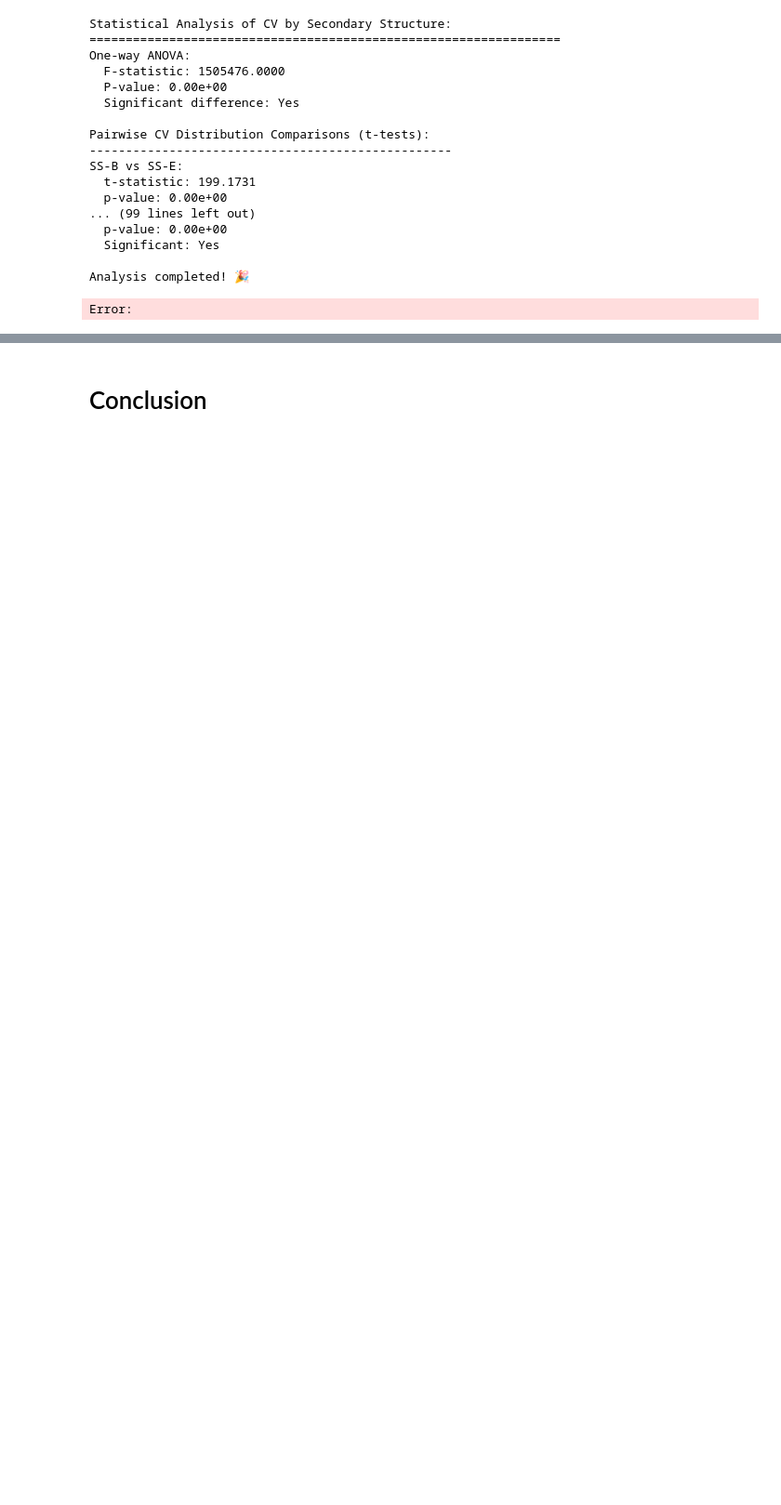
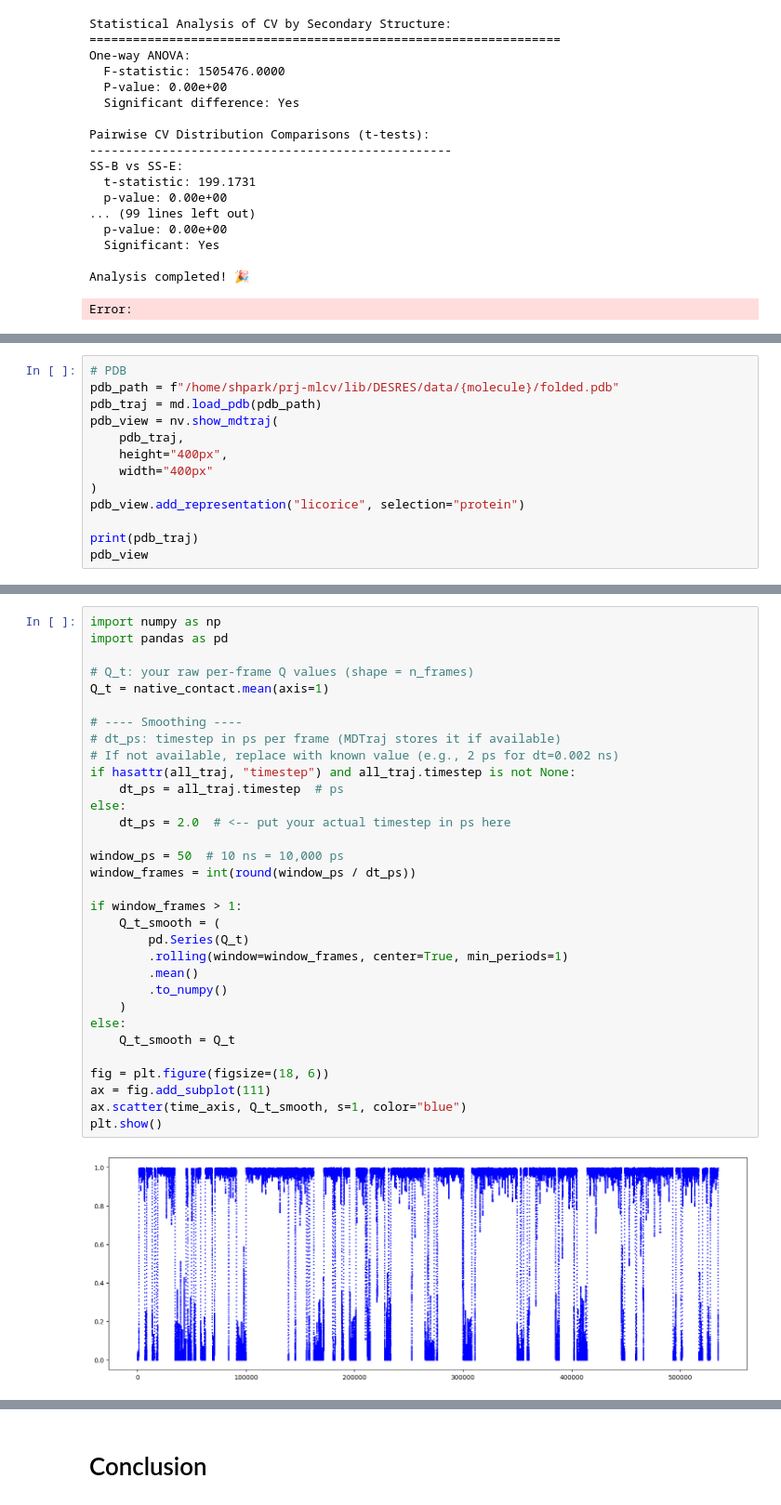
Before and after one commit to seonghyun26/bioemu, a Jupyter notebook: notebook/analysis-cv.ipynb, the cells around one changed output, grey strips where cells are left out. Shown at 93% size. Drawn from its saved outputs; the diff is of its cells as text; blank space fills up the shorter version.

```diff
--- a/notebook/analysis-cv.ipynb
+++ b/notebook/analysis-cv.ipynb
@@ -965,0 +933,13 @@ Error:
+# %%
+# PDB
+pdb_path = f"/home/shpark/prj-mlcv/lib/DESRES/data/{molecule}/folded.pdb"
+pdb_traj = md.load_pdb(pdb_path)
+pdb_view = nv.show_mdtraj(
+    pdb_traj,
+    height="400px",
+    width="400px"
+)
+pdb_view.add_representation("licorice", selection="protein")
+
+print(pdb_traj)
+pdb_view
@@ -965,0 +1087,34 @@ Error:
+# %%
+import numpy as np
+import pandas as pd
+
+# Q_t: your raw per-frame Q values (shape = n_frames)
+Q_t = native_contact.mean(axis=1)
+
+# ---- Smoothing ----
+# dt_ps: timestep in ps per frame (MDTraj stores it if available)
+# If not available, replace with known value (e.g., 2 ps for dt=0.002 ns)
+if hasattr(all_traj, "timestep") and all_traj.timestep is not None:
+    dt_ps = all_traj.timestep  # ps
+else:
+    dt_ps = 2.0  # <-- put your actual timestep in ps here
+
+window_ps = 50  # 10 ns = 10,000 ps
+window_frames = int(round(window_ps / dt_ps))
+
+if window_frames > 1:
+    Q_t_smooth = (
+        pd.Series(Q_t)
+        .rolling(window=window_frames, center=True, min_periods=1)
+        .mean()
+        .to_numpy()
+    )
+else:
+    Q_t_smooth = Q_t
+
+fig = plt.figure(figsize=(18, 6))
+ax = fig.add_subplot(111)
+ax.scatter(time_axis, Q_t_smooth, s=1, color="blue")
+plt.show()
+# %% [output]
+[figure, added]
```
Also changed, not shown: parts of 18 cells of this notebook, 4 other files.
